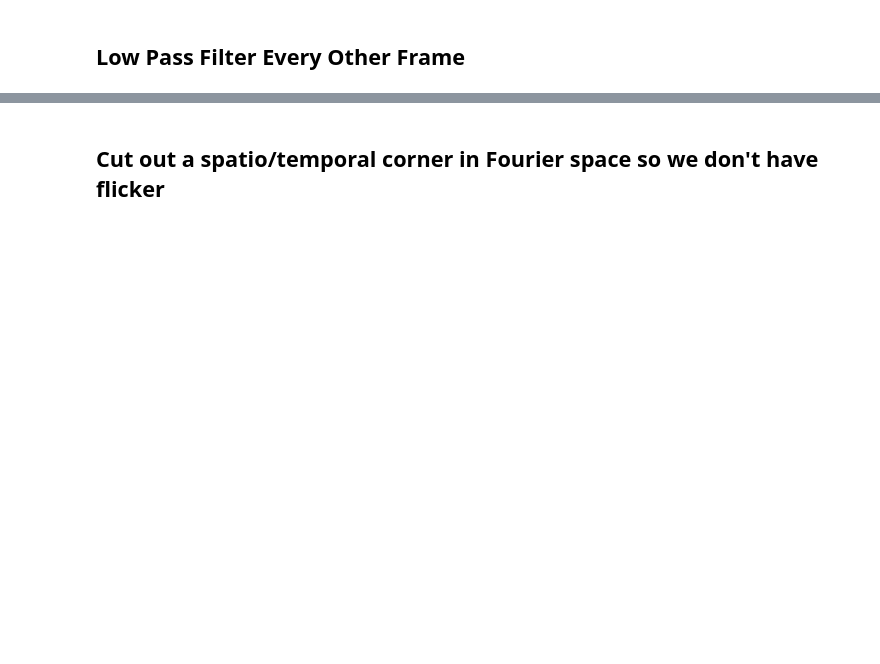
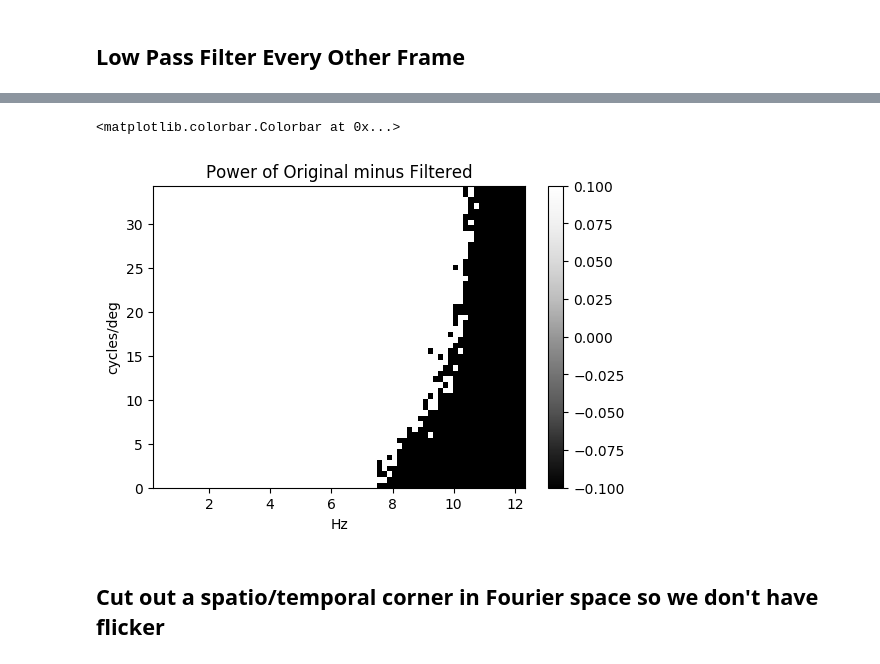
Before and after one commit to vdutell/naturalscenestatistics, a Jupyter notebook: naturalscenestats.ipynb, the cells around one changed output, grey strips where cells are left out. Cells and saved outputs as stored; diff of their text form; code cells hidden in the pictures; blank space fills up the shorter version.

```diff
--- a/naturalscenestats.ipynb
+++ b/naturalscenestats.ipynb
@@ -1010,15 +1032,18 @@ plt.colorbar()
 # %%
-difference = np.abs(azmps) - np.abs(filtered_azmps)
+difference = np.log10(np.abs(azmps) - np.abs(filtered_azmps))
 
 plt.pcolormesh(filtered_fqtime[1:], filtered_fqspace1d, difference[:,1:],
                cmap='Greys_r')
 plt.xlim(filtered_fqtime[1],np.max(filtered_fqtime))
 plt.ylim(0,np.max(filtered_fqspace1d[1:]))
 plt.title('Power of Original minus Filtered')
 plt.xlabel('Hz')
 plt.ylabel('cycles/deg')
 
 plt.colorbar()
+# %% [output]
+<matplotlib.colorbar.Colorbar at 0x...>
+[figure, added]
 # %% [markdown]
 ## Cut out a spatio/temporal corner in Fourier space so we don't have flicker
 # %%
```
Also changed, not shown: parts of 15 cells of this notebook, 1 other file.
